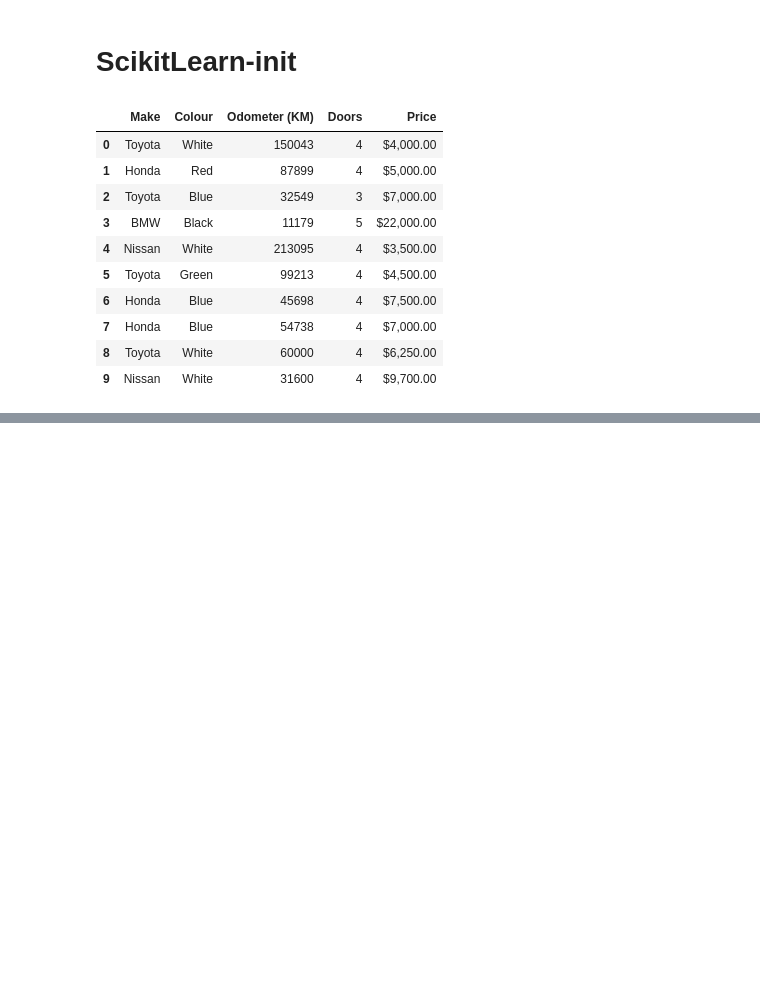
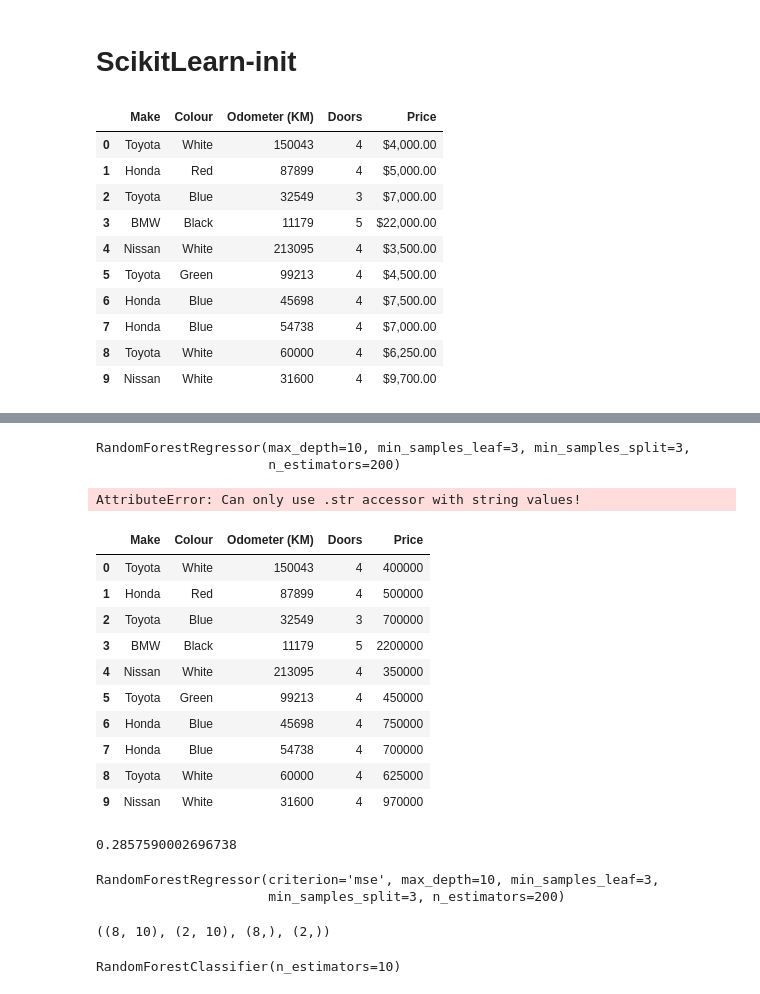
Before and after one commit to mhsyzdni/scikit-learn, a Jupyter notebook: SciKitLearn.ipynb, the cells around one changed output, grey strips where cells are left out. Drawn from its saved outputs; the diff is of its cells as text; code cells hidden in the pictures; blank space fills up the shorter version.

Commit message:
add sample codes

```diff
--- a/SciKitLearn.ipynb
+++ b/SciKitLearn.ipynb
@@ -31,0 +155,58 @@ one_hot = OneHotEncoder()
+# %%
+model.fit(X_train,y_train)
+# %% [output]
+RandomForestRegressor(max_depth=10, min_samples_leaf=3, min_samples_split=3,
+                      n_estimators=200)
+# %%
+car_sales["Price"] = car_sales["Price"].str.replace('[\$\,\.]',"").astype(int)
+# %% [output]
+AttributeError: Can only use .str accessor with string values!
+# %%
+car_sales
+# %% [output]
+|  | Make | Colour | Odometer (KM) | Doors | Price |
+| 0 | Toyota | White | 150043 | 4 | 400000 |
+| 1 | Honda | Red | 87899 | 4 | 500000 |
+| 2 | Toyota | Blue | 32549 | 3 | 700000 |
+| 3 | BMW | Black | 11179 | 5 | 2200000 |
+| 4 | Nissan | White | 213095 | 4 | 350000 |
+| 5 | Toyota | Green | 99213 | 4 | 450000 |
+| 6 | Honda | Blue | 45698 | 4 | 750000 |
+| 7 | Honda | Blue | 54738 | 4 | 700000 |
+| 8 | Toyota | White | 60000 | 4 | 625000 |
+| 9 | Nissan | White | 31600 | 4 | 970000 |
+# %%
+model.score(X_test, y_test)
+# %% [output]
+0.2857590002696738
+# %%
+from sklearn.ensemble import RandomForestRegressor
+from sklearn.preprocessing import OneHotEncoder
+from sklearn.compose import ColumnTransformer
+from sklearn.model_selection import train_test_split
+import pandas as pd
+dataframe = pd.read_csv("Data/car-sales.csv")
+y = dataframe["Price"].str.replace("[\$\.\,]" , "").astype(int)
+x = dataframe.drop("Price", axis=1)
+cat_features = ["Make", "Colour", "Doors", ]
+oneencoder = OneHotEncoder()
+transformer = ColumnTransformer([("onehot", oneencoder, cat_features)], remainder="passthrough")
+transformered_x = transformer.fit_transform(x)
+transformered_x = pd.get_dummies(dataframe[cat_features])
+
+x_train, x_test, y_train, y_test = train_test_split(transformered_x, y, test_size=.2, random_state=3)
+
+forest = RandomForestRegressor(n_estimators=200, criterion="mse", min_samples_leaf=3, min_samples_split=3, max_depth=10)
+
+forest.fit(x_train, y_train)
+
+# Explained variance score: 1 is perfect prediction
+# print('Score: %.2f' % forest.score(x_test, y_test, sample_weight=None))
+# print(forest.score(x_test, y_test))
+# %% [output]
+RandomForestRegressor(criterion='mse', max_depth=10, min_samples_leaf=3,
+                      min_samples_split=3, n_estimators=200)
+# %%
+x_train.shape, x_test.shape, y_train.shape, y_test.shape
+# %% [output]
+((8, 10), (2, 10), (8,), (2,))
@@ -31,0 +219,4 @@ one_hot = OneHotEncoder()
+# %%
+clf.fit(X, Y)
+# %% [output]
+RandomForestClassifier(n_estimators=10)
```
Also changed, not shown: parts of 22 cells of this notebook, 3 other files.
